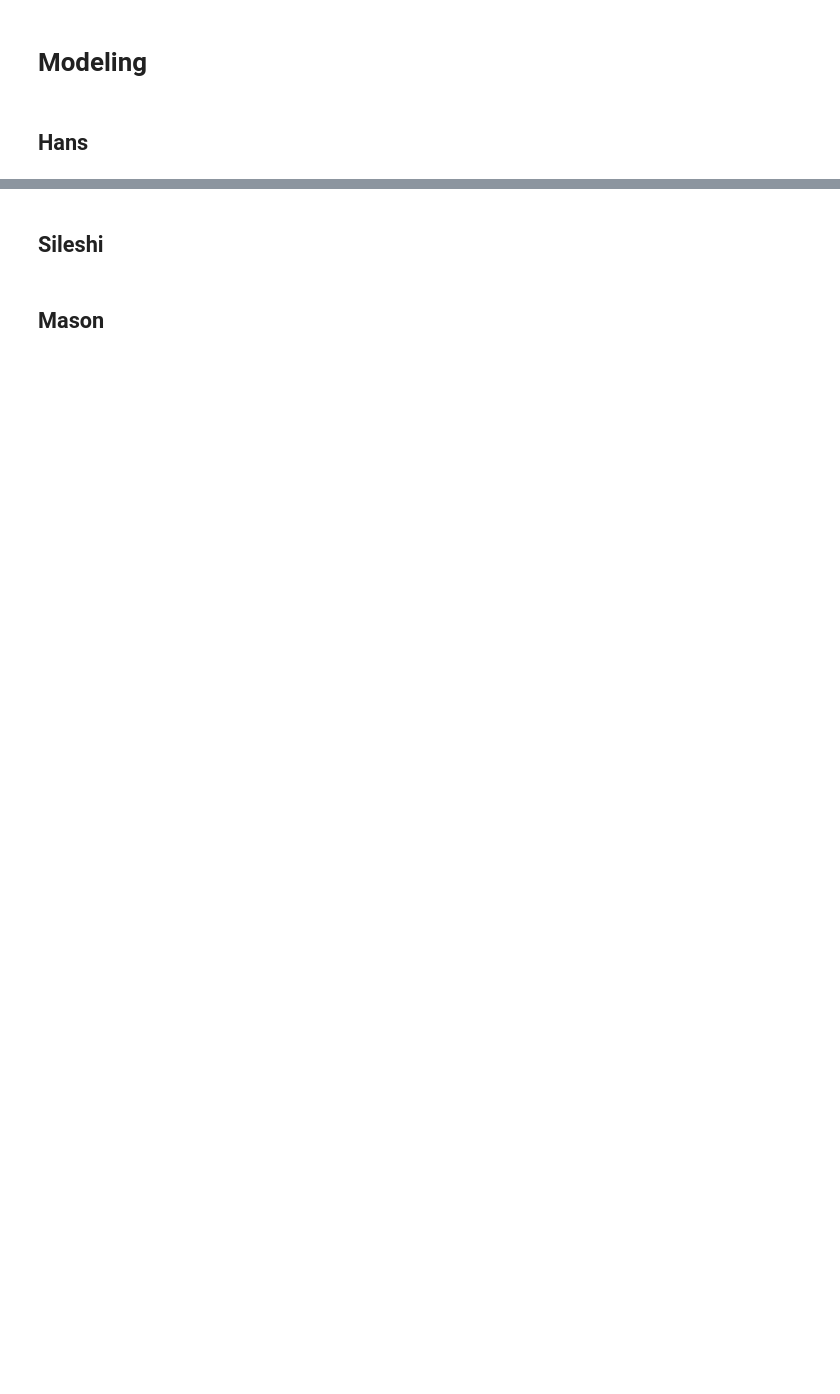
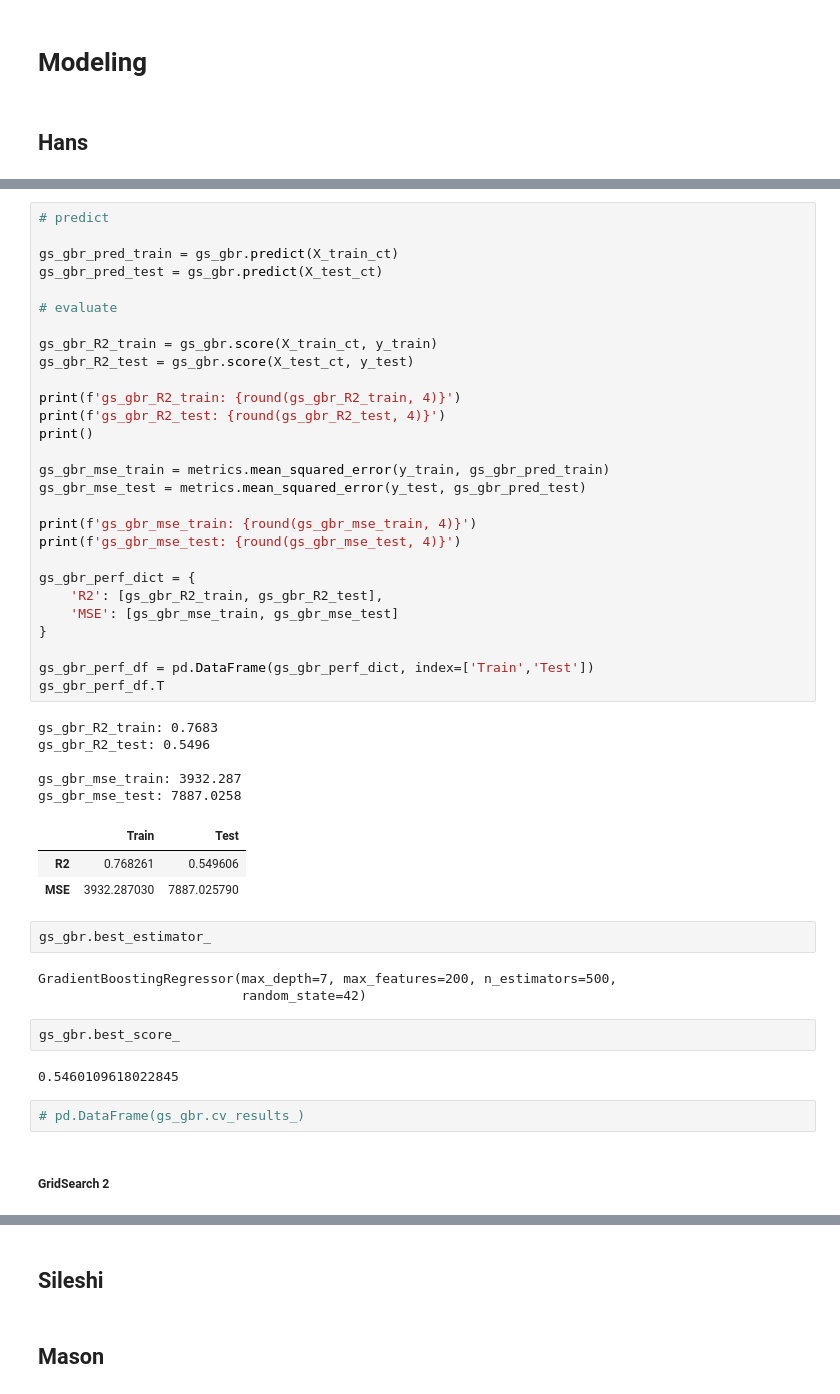
Before and after one commit to mh0805/Group-Project, a Jupyter notebook: Code/MODELING.ipynb, the cells around one changed output, grey strips where cells are left out. Saved outputs shown, nothing was run; the diff lists cells and outputs as text; blank space fills up the shorter version.

```diff
--- a/Code/MODELING.ipynb
+++ b/Code/MODELING.ipynb
@@ -6,0 +297,50 @@
+# %%
+# predict
+
+gs_gbr_pred_train = gs_gbr.predict(X_train_ct)
+gs_gbr_pred_test = gs_gbr.predict(X_test_ct)
+
+# evaluate
+
+gs_gbr_R2_train = gs_gbr.score(X_train_ct, y_train)
+gs_gbr_R2_test = gs_gbr.score(X_test_ct, y_test)
+
+print(f'gs_gbr_R2_train: {round(gs_gbr_R2_train, 4)}')
+print(f'gs_gbr_R2_test: {round(gs_gbr_R2_test, 4)}')
+print()
+
+gs_gbr_mse_train = metrics.mean_squared_error(y_train, gs_gbr_pred_train)
+gs_gbr_mse_test = metrics.mean_squared_error(y_test, gs_gbr_pred_test)
+
+print(f'gs_gbr_mse_train: {round(gs_gbr_mse_train, 4)}')
+print(f'gs_gbr_mse_test: {round(gs_gbr_mse_test, 4)}')
+
+gs_gbr_perf_dict = {
+    'R2': [gs_gbr_R2_train, gs_gbr_R2_test],
+    'MSE': [gs_gbr_mse_train, gs_gbr_mse_test]
+}
+
+gs_gbr_perf_df = pd.DataFrame(gs_gbr_perf_dict, index=['Train','Test'])
+gs_gbr_perf_df.T
+# %% [output]
+gs_gbr_R2_train: 0.7683
+gs_gbr_R2_test: 0.5496
+
+gs_gbr_mse_train: 3932.287
+gs_gbr_mse_test: 7887.0258
+|  | Train | Test |
+| R2 | 0.768261 | 0.549606 |
+| MSE | 3932.287030 | 7887.025790 |
+# %%
+gs_gbr.best_estimator_
+# %% [output]
+GradientBoostingRegressor(max_depth=7, max_features=200, n_estimators=500,
+                          random_state=42)
+# %%
+gs_gbr.best_score_
+# %% [output]
+0.5460109618022845
+# %%
+# pd.DataFrame(gs_gbr.cv_results_)
+# %% [markdown]
+##### GridSearch 2
```
Also changed, not shown: parts of 61 cells of this notebook.
